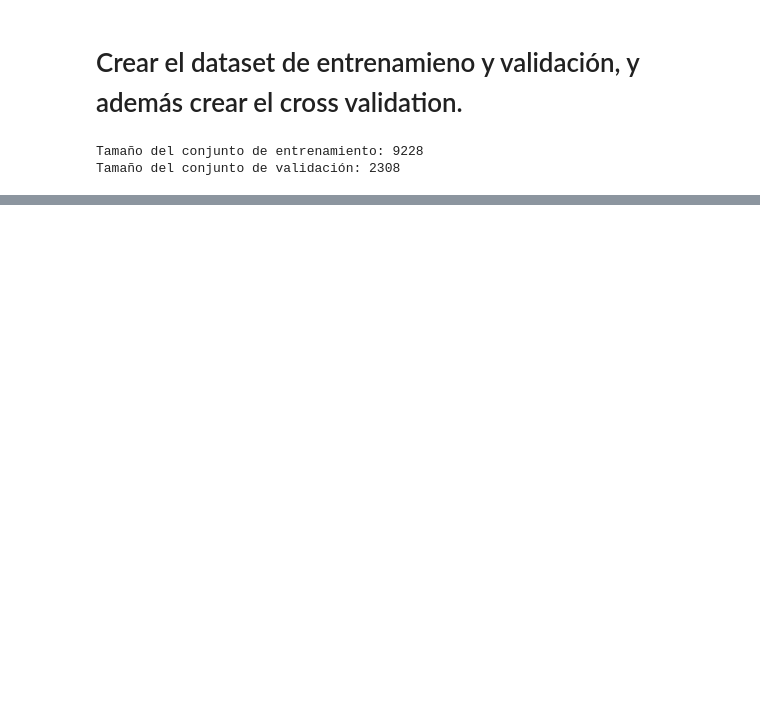
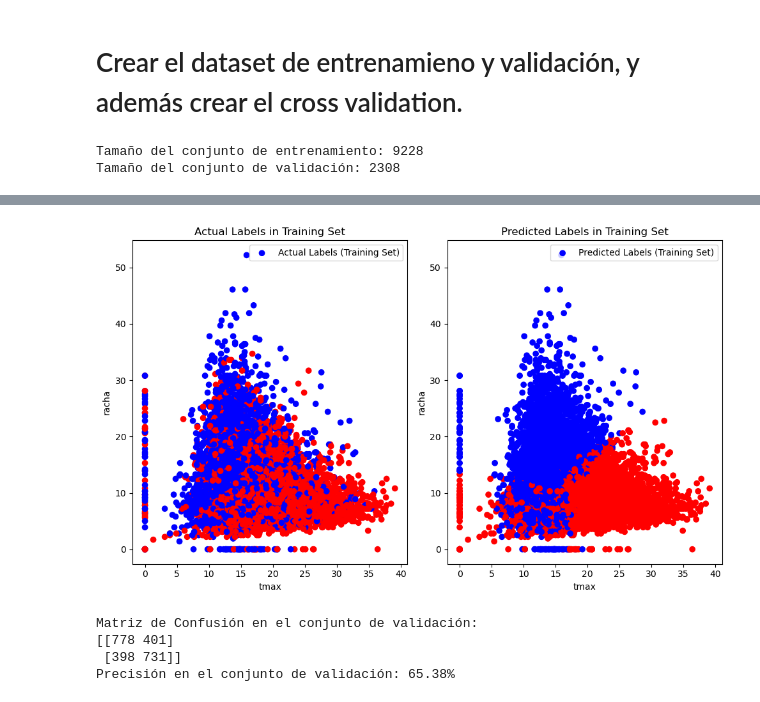
Before and after one commit to Geronimo-Basso/artificial-intelligence-data-analysis, a Jupyter notebook: practica-2/practica-2-naive-bayes.ipynb, the cells around one changed output, grey strips where cells are left out. Drawn from its saved outputs; the diff is of its cells as text; code cells hidden in the pictures; blank space fills up the shorter version.

```diff
--- a/practica-2/practica-2-naive-bayes.ipynb
+++ b/practica-2/practica-2-naive-bayes.ipynb
@@ -140,0 +188,47 @@ Precisión: 0.6675335934113568
+# %%
+# Predecir las etiquetas para el conjunto de entrenamiento
+y_pred_train = best_nb_model.predict(X_train)
+
+# Crear un DataFrame con las características y las etiquetas reales y predichas en el conjunto de entrenamiento
+df_train_predictions = X_train.copy()
+df_train_predictions['Actual Label'] = y_train
+df_train_predictions['Predicted Label'] = y_pred_train
+
+# Graficar los valores reales y predichos en el conjunto de entrenamiento
+plt.figure(figsize=(10, 6))
+
+plt.subplot(1, 2, 1)
+plt.scatter(X_train['tmax'], X_train['racha'], c=y_train.map({'NO': 'red', 'YES': 'blue'}), label='Actual Labels (Training Set)')
+plt.title('Actual Labels in Training Set')
+plt.xlabel('tmax')
+plt.ylabel('racha')
+plt.legend()
+
+plt.subplot(1, 2, 2)
+plt.scatter(df_train_predictions['tmax'], df_train_predictions['racha'], c=df_train_predictions['Predicted Label'].map({'NO': 'red', 'YES': 'blue'}), label='Predicted Labels (Training Set)')
+plt.title('Predicted Labels in Training Set')
+plt.xlabel('tmax')
+plt.ylabel('racha')
+plt.legend()
+
+plt.tight_layout()
+plt.show()
+# %% [output]
+[figure, added]
+# %%
+# Predecir las etiquetas para el conjunto de validación
+y_pred_val = best_nb_model.predict(X_val)
+
+# Calcular la matriz de confusión
+conf_matrix_val = confusion_matrix(y_val, y_pred_val)
+print("Matriz de Confusión en el conjunto de validación:")
+print(conf_matrix_val)
+
+# Calcular y mostrar la precisión en el conjunto de validación
+precision_val = accuracy_score(y_val, y_pred_val)
+print(f"Precisión en el conjunto de validación: {precision_val:.2%}")
+# %% [output]
+Matriz de Confusión en el conjunto de validación:
+[[778 401]
+ [398 731]]
+Precisión en el conjunto de validación: 65.38%
```
Also changed, not shown: parts of 18 cells of this notebook, 3 other files.
